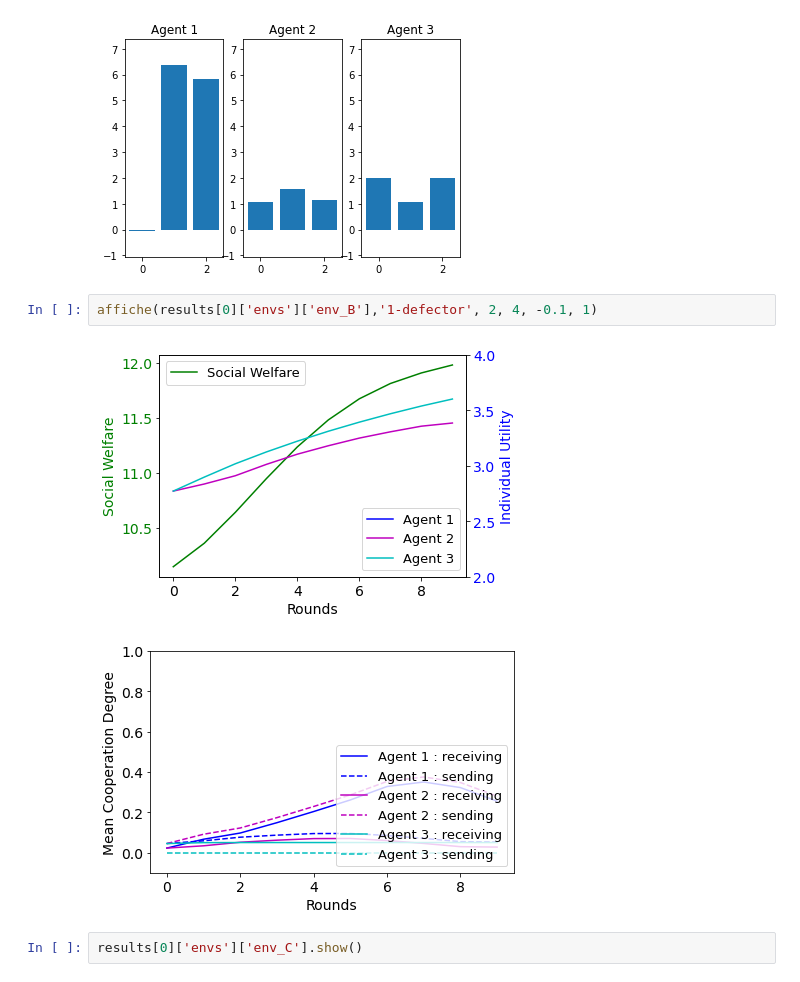
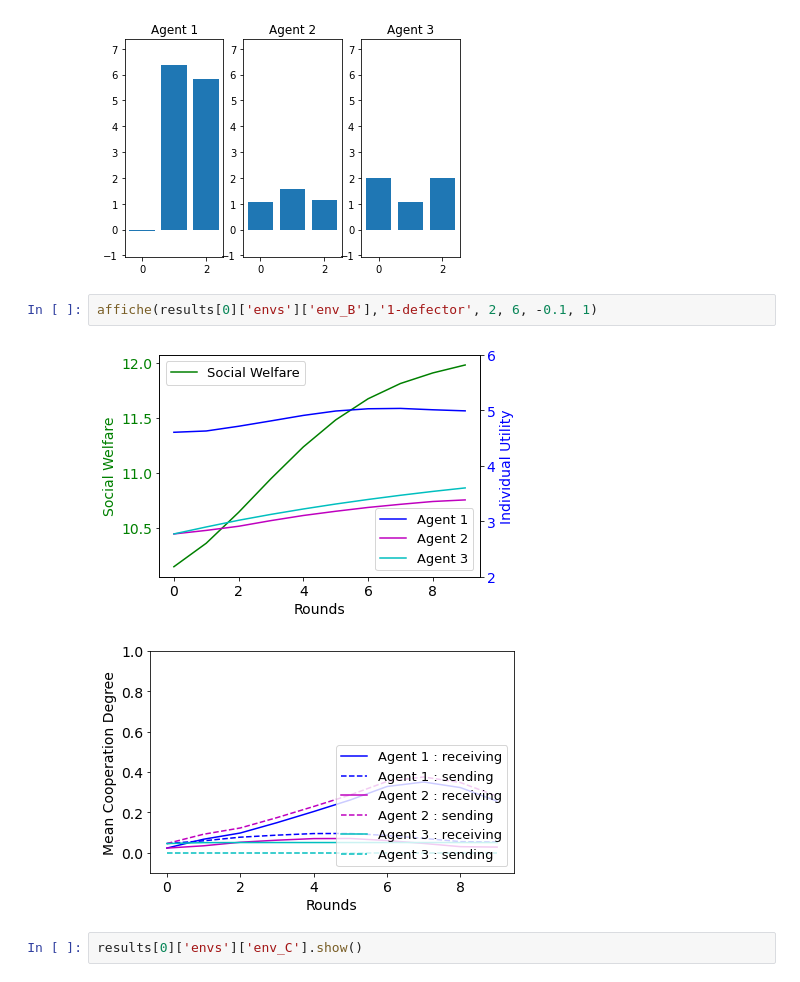
Before and after one commit to tlgleo/sharing_resources, a Jupyter notebook: sharing_resources.ipynb, the cells around one changed output. Saved outputs shown, nothing was run; the diff lists cells and outputs as text.

Commit message:
Update results_ptft display

```diff
--- a/sharing_resources.ipynb
+++ b/sharing_resources.ipynb
@@ -804,9 +804,9 @@ results[0]['envs']['env_B'].show()
 # %% [output]
 [figure]
 # %%
-affiche(results[0]['envs']['env_B'],'1-defector', 2, 4, -0.1, 1)
+affiche(results[0]['envs']['env_B'],'1-defector', 2, 6, -0.1, 1)
 # %% [output]
-[figure, old version]
+[figure, new version]
 [figure]
 # %%
 results[0]['envs']['env_C'].show()
```
Also changed, not shown: parts of 8 cells of this notebook.
